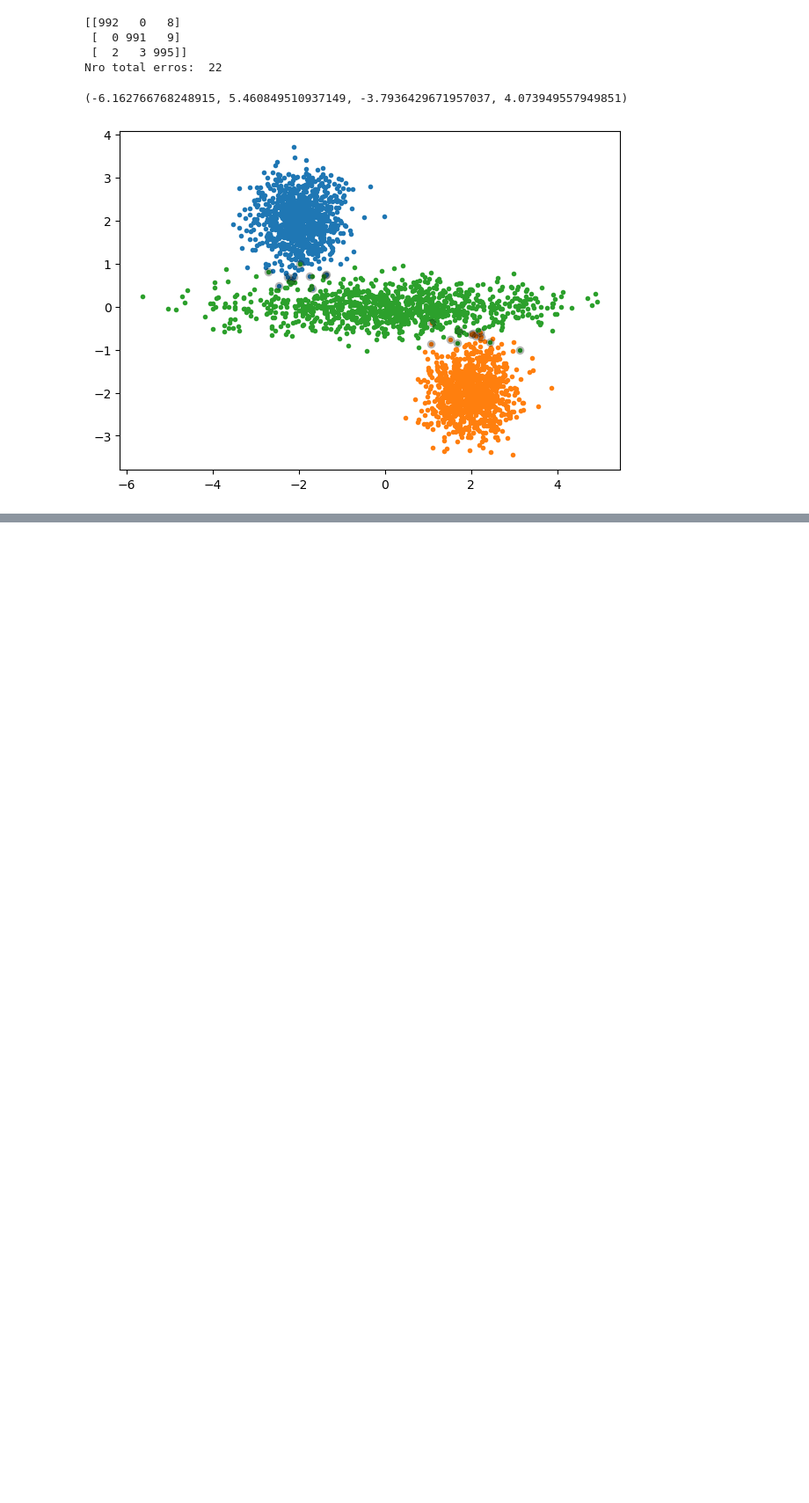
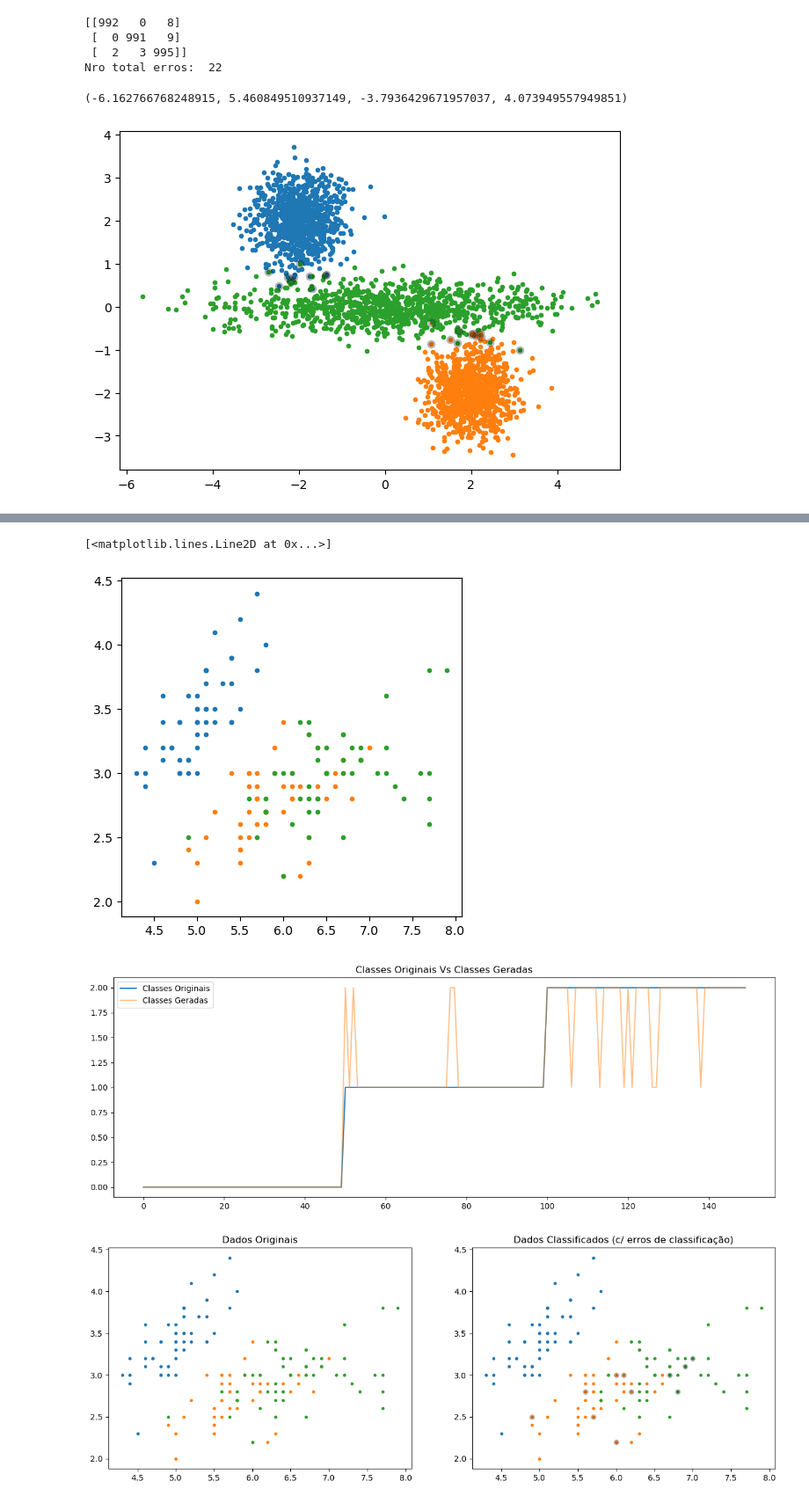
Before and after one commit to AnaSofOliveira/AA-22-23, a Jupyter notebook: Laboratorios/Lab2/Lab2.ipynb, the cells around one changed output, grey strips where cells are left out. Shown at 88% size. Cells and saved outputs as stored; diff of their text form; code cells hidden in the pictures; blank space fills up the shorter version.

```diff
--- a/Laboratorios/Lab2/Lab2.ipynb
+++ b/Laboratorios/Lab2/Lab2.ipynb
@@ -317,0 +319,67 @@ Nro total erros:  22
+# %%
+from matplotlib.pyplot import axis, yscale
+from sklearn import datasets
+
+Iris = datasets.load_iris()
+
+print("Chaves do Iris Dataset:\n", Iris.keys())
+
+X = Iris['data'].T
+y = Iris['target']
+
+print("Shape do array de dados: ", X.shape)
+print("Shape do array de classes verdadeiras: ", y.shape)
+
+# Verificar quais as classes que temos
+print("Classes: ", np.unique(y))
+
+# Visualizar todas as classes nas primeiras 2 dimensões
+# Como os dados estão ordenados pela classe, verificamos o gráfico produzido abaixo
+plt.figure(figsize=(5, 5))
+plt.plot(X[0, y==0], X[1, y==0], '.')
+plt.plot(X[0, y==1], X[1, y==1], '.')
+plt.plot(X[0, y==2], X[1, y==2], '.')
+
+# Média para cada classe
+m0 = np.mean(X[:, y==0], axis=1)
+m1 = np.mean(X[:, y==1], axis=1)
+m2 = np.mean(X[:, y==2], axis=1)
+
+# Calculas as distâncias à média de cada classe
+D0 = np.sqrt(np.sum((X - m0[:, np.newaxis])**2, axis=0))
+D1 = np.sqrt(np.sum((X - m1[:, np.newaxis])**2, axis=0))
+D2 = np.sqrt(np.sum((X - m2[:, np.newaxis])**2, axis=0))
+
+# Junto todas as distâncias numa matriz
+D = np.vstack((D0, D1, D2))
+
+# Obtenho o indice da linha(classe) que minimiza a distância a cada uma das classes
+ye = np.argmin(D, axis=0)
+
+print("\nMatriz de Confusão:\n", confusion_matrix(y, ye))
+print("Número de erros: ", np.sum(y!=ye))
+print("Probabilidade de Erro do Classificador: ", np.round(np.sum(y!=ye)/np.sum(y)*100, 2), "%")
+
+# Visualização das Classes Originais e das Classes Geradas/Classificadas
+plt.figure(figsize=(15, 5))
+plt.title("Classes Originais Vs Classes Geradas")
+plt.plot(y)
+plt.plot(ye, alpha=0.5)
+plt.legend(["Classes Originais", "Classes Geradas"])
+
+
+# Visualização dos Dados Originais e dos Dados Classificadas
+plt.figure(figsize=(15, 5))
+plt.subplot(121)
+plt.title("Dados Originais")
+plt.plot(X[0, y==0], X[1, y==0], '.')
+plt.plot(X[0, y==1], X[1, y==1], '.')
+plt.plot(X[0, y==2], X[1, y==2], '.')
+
+plt.subplot(122)
+plt.title("Dados Classificados (c/ erros de classificação)")
+plt.plot(X[0, ye==0], X[1, ye==0], '.')
+plt.plot(X[0, ye==1], X[1, ye==1], '.')
+plt.plot(X[0, ye==2], X[1, ye==2], '.')
+plt.plot(X[0, y!=ye], X[1, y!=ye], 'ok', alpha=0.2)
+# %% [output]
@@ -317,0 +398,4 @@ Nro total erros:  22
+[<matplotlib.lines.Line2D at 0x...>]
+[figure, added]
+[figure, added]
+[figure, added]
```
Also changed, not shown: parts of 6 cells of this notebook, 3 other files.
